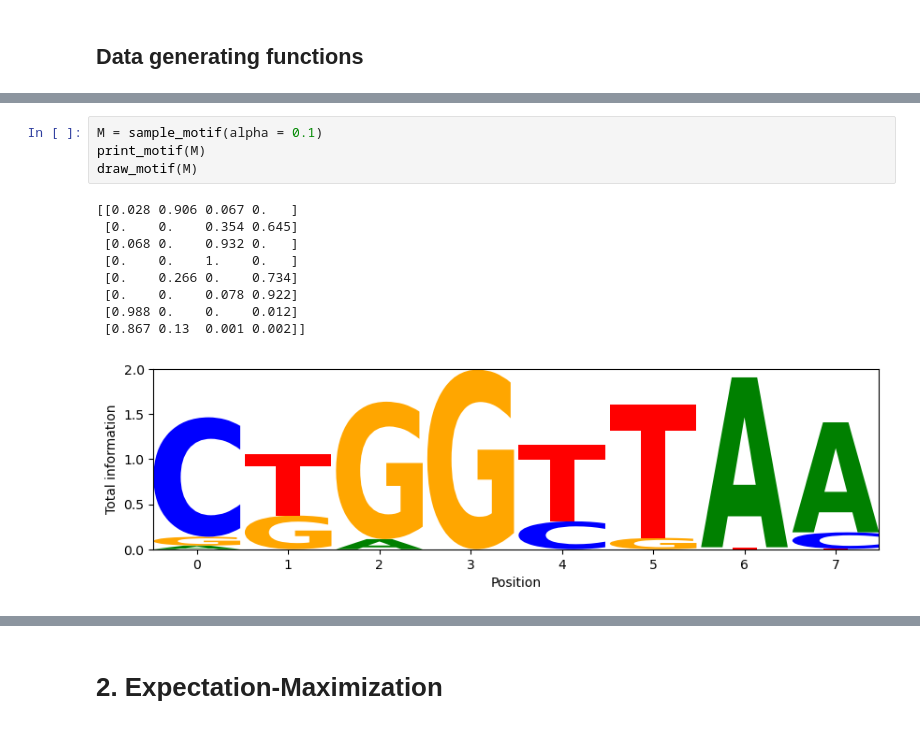
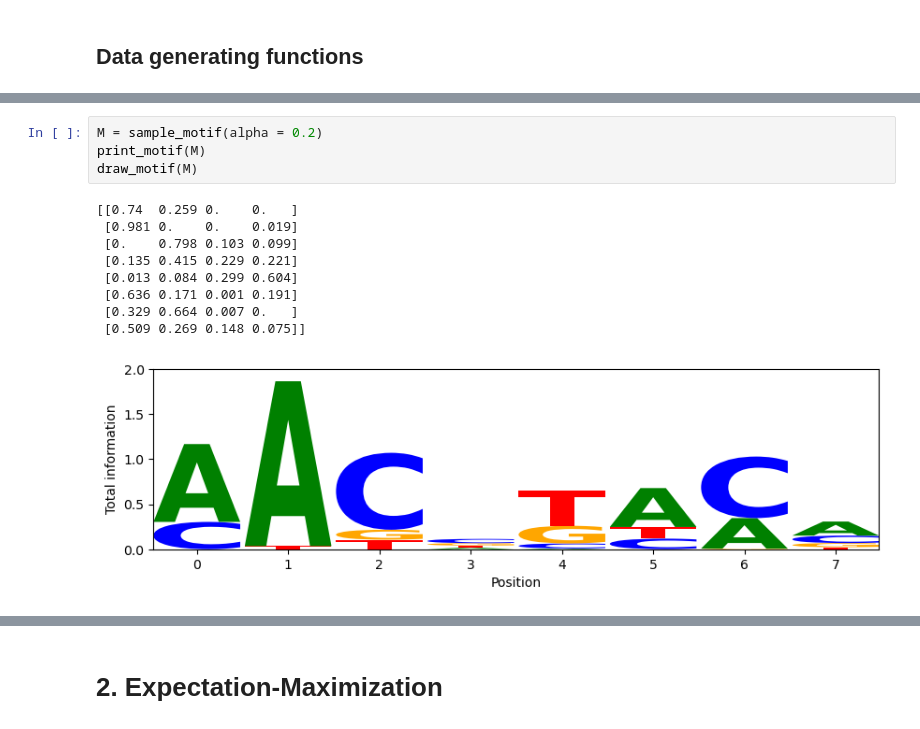
Before and after one commit to regevs/practical, a Jupyter notebook: EM-MCMC.ipynb, the cells around one changed output, grey strips where cells are left out. Saved outputs shown, nothing was run; the diff lists cells and outputs as text.

```diff
--- a/EM-MCMC.ipynb
+++ b/EM-MCMC.ipynb
@@ -130,17 +130,17 @@ Get the next two cells to run yourself, by fixing the code in the data generatin
 # %%
-M = sample_motif(alpha = 0.1)
+M = sample_motif(alpha = 0.2)
 print_motif(M)
 draw_motif(M)
 # %% [output]
-[[0.028 0.906 0.067 0.   ]
- [0.    0.    0.354 0.645]
- [0.068 0.    0.932 0.   ]
- [0.    0.    1.    0.   ]
- [0.    0.266 0.    0.734]
- [0.    0.    0.078 0.922]
- [0.988 0.    0.    0.012]
- [0.867 0.13  0.001 0.002]]
+[[0.74  0.259 0.    0.   ]
+ [0.981 0.    0.    0.019]
+ [0.    0.798 0.103 0.099]
+ [0.135 0.415 0.229 0.221]
+ [0.013 0.084 0.299 0.604]
+ [0.636 0.171 0.001 0.191]
+ [0.329 0.664 0.007 0.   ]
+ [0.509 0.269 0.148 0.075]]
-[figure, old version]
+[figure, new version]
 # %%
 sequences, positions = generate_sequences(M)
 draw_sequences(sequences[:20], positions)  # use without positions to show without highlighting
```
Also changed, not shown: parts of 39 cells of this notebook.
